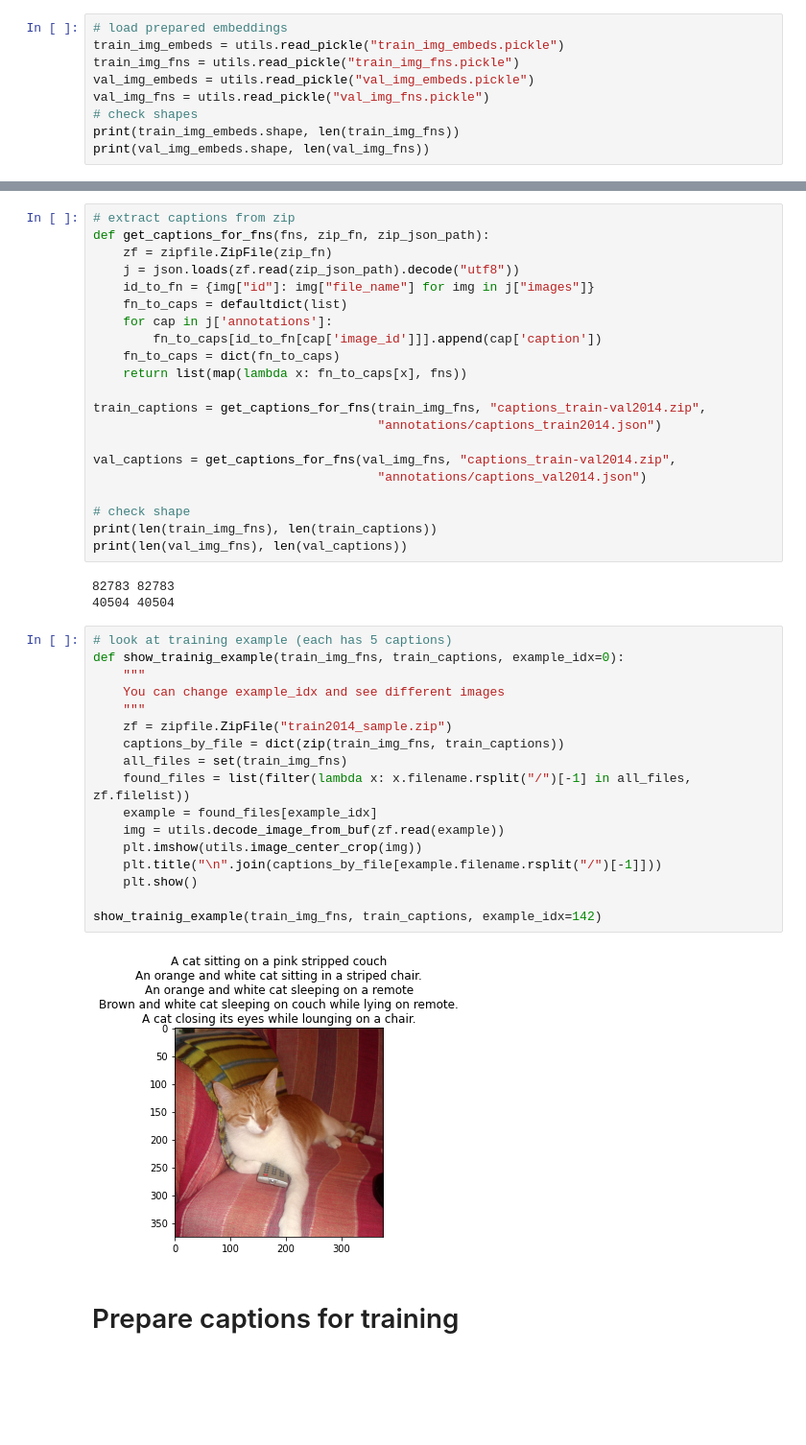
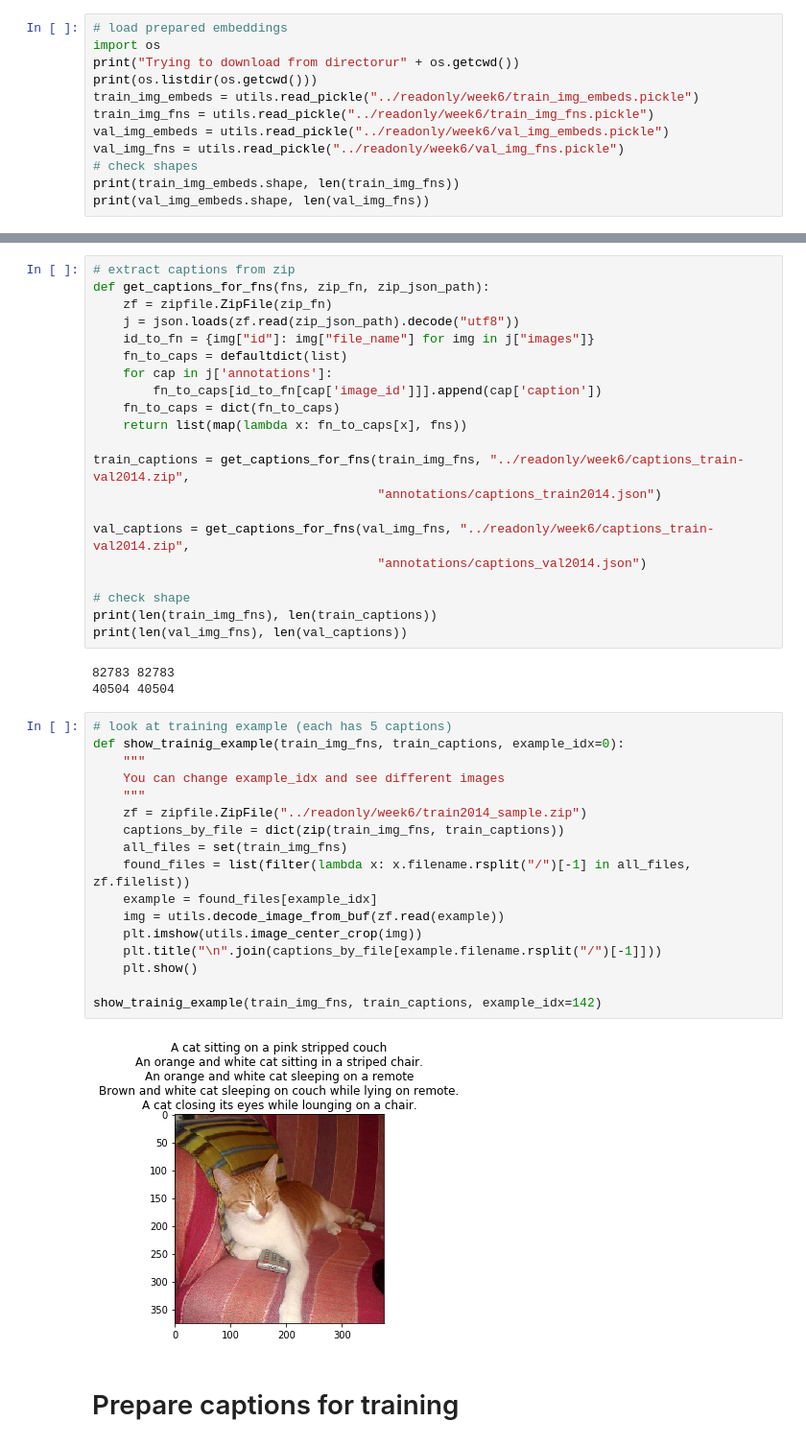
Before and after one commit to ivarbratberg/intro-to-dl, a Jupyter notebook: week6/week6_final_project_image_captioning_clean.ipynb, the cells around one changed output, grey strips where cells are left out. Shown at 96% size. Cells and saved outputs as stored; diff of their text form; blank space fills up the shorter version.

````diff
--- a/week6/week6_final_project_image_captioning_clean.ipynb
+++ b/week6/week6_final_project_image_captioning_clean.ipynb
@@ -185,10 +162,13 @@ sample_zip("val2014.zip", "val2014_sample.zip")
 ```
 # %%
 # load prepared embeddings
-train_img_embeds = utils.read_pickle("train_img_embeds.pickle")
-train_img_fns = utils.read_pickle("train_img_fns.pickle")
-val_img_embeds = utils.read_pickle("val_img_embeds.pickle")
-val_img_fns = utils.read_pickle("val_img_fns.pickle")
+import os
+print("Trying to download from directorur" + os.getcwd())
+print(os.listdir(os.getcwd()))
+train_img_embeds = utils.read_pickle("../readonly/week6/train_img_embeds.pickle")
+train_img_fns = utils.read_pickle("../readonly/week6/train_img_fns.pickle")
+val_img_embeds = utils.read_pickle("../readonly/week6/val_img_embeds.pickle")
+val_img_fns = utils.read_pickle("../readonly/week6/val_img_fns.pickle")
 # check shapes
 print(train_img_embeds.shape, len(train_img_fns))
 print(val_img_embeds.shape, len(val_img_fns))
@@ -214,10 +196,10 @@ def get_captions_for_fns(fns, zip_fn, zip_json_path):
     fn_to_caps = dict(fn_to_caps)
     return list(map(lambda x: fn_to_caps[x], fns))
 
-train_captions = get_captions_for_fns(train_img_fns, "captions_train-val2014.zip",
+train_captions = get_captions_for_fns(train_img_fns, "../readonly/week6/captions_train-val2014.zip",
                                       "annotations/captions_train2014.json")
 
-val_captions = get_captions_for_fns(val_img_fns, "captions_train-val2014.zip",
+val_captions = get_captions_for_fns(val_img_fns, "../readonly/week6/captions_train-val2014.zip",
                                       "annotations/captions_val2014.json")
 
 # check shape
@@ -229,22 +211,22 @@ print(len(val_img_fns), len(val_captions))
 # %%
 # look at training example (each has 5 captions)
 def show_trainig_example(train_img_fns, train_captions, example_idx=0):
     """
     You can change example_idx and see different images
     """
-    zf = zipfile.ZipFile("train2014_sample.zip")
+    zf = zipfile.ZipFile("../readonly/week6/train2014_sample.zip")
     captions_by_file = dict(zip(train_img_fns, train_captions))
     all_files = set(train_img_fns)
     found_files = list(filter(lambda x: x.filename.rsplit("/")[-1] in all_files, zf.filelist))
     example = found_files[example_idx]
     img = utils.decode_image_from_buf(zf.read(example))
     plt.imshow(utils.image_center_crop(img))
     plt.title("\n".join(captions_by_file[example.filename.rsplit("/")[-1]]))
     plt.show()
 
 show_trainig_example(train_img_fns, train_captions, example_idx=142)
 # %% [output]
-[figure, old version]
+[figure, new version]
 # %% [markdown]
 # Prepare captions for training
 # %%
````
Also changed, not shown: parts of 25 cells of this notebook.
